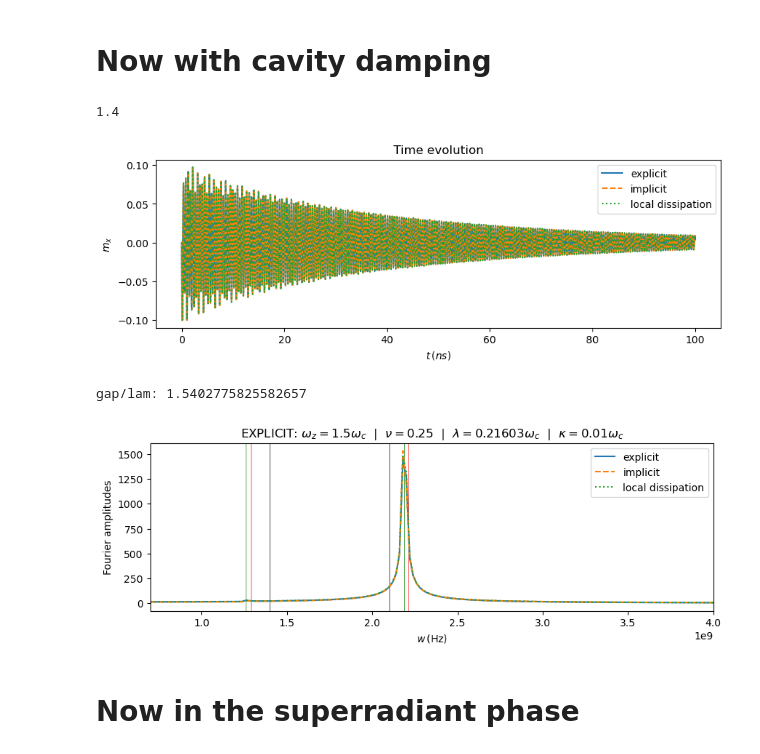
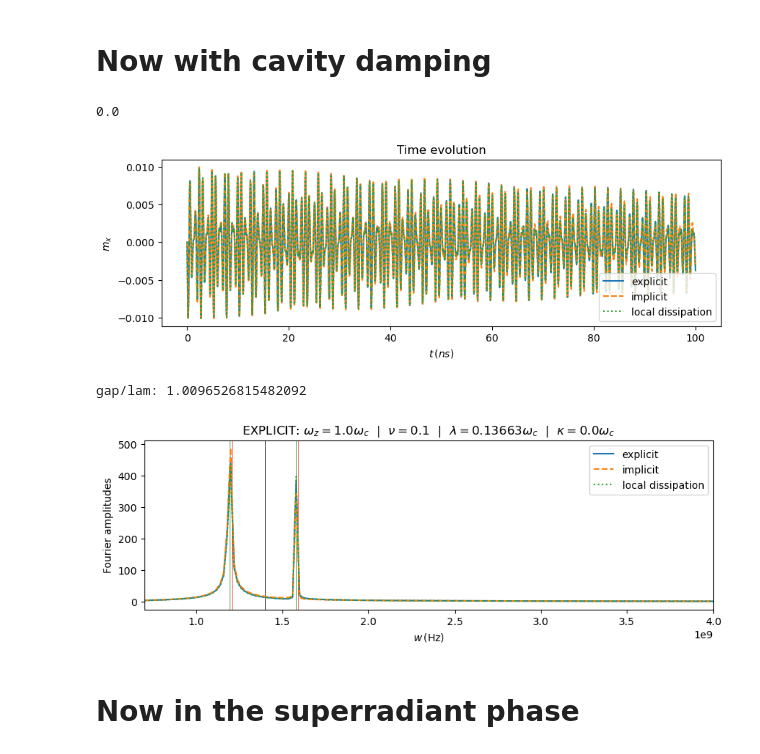
Before and after one commit to chuan97/magnetic-qed, a Jupyter notebook: modifiedLLG.ipynb, the cells around one changed output. Drawn from its saved outputs; the diff is of its cells as text; code cells hidden in the pictures.

```diff
--- a/modifiedLLG.ipynb
+++ b/modifiedLLG.ipynb
@@ -464,16 +563,16 @@ N = 100
 tmax = 100e-9 #1000
 alpha = 1e-3
 gammaLL = 28e9 * 2*np.pi
-my0 = 0.1
+my0 = 0.01
 m0 = np.array([0, my0, np.sqrt(1 - my0**2), 0, 0])
 wc = 1.4e9
-wz = 1.5 * wc
-kappa = 0.01 * wc
+wz = 1.0 * wc
+kappa = 0.0 * wc
 print(tmax * kappa)
 eta1 = 0.001 * wz
 eta2 = 0.002 * wz
 Bext = np.array([0, 0, 2*np.pi*wz/gammaLL])
-nu = 0.25
+nu = 0.1
 c = 5.124350564859e-19
 rho = 5.1e26 # densidad espines FIJA
 lam = np.sqrt(c * rho * nu * wc)
@@ -509,37 +608,37 @@ plt.title('Time evolution')
 plt.legend()
 plt.show()
 plt.axvline(wc, c='k',lw=0.5)
 plt.axvline(wz, c='k',lw=0.5)
 
 # AQUI SE CALCULAN Y PINTAN LOS POLARITONES
 pm, pp = polaritons(wz, wc, lam)
 for p in (pm, pp):
     plt.axvline(p, c='g', lw=0.5)
 # -----------------------------------------
 
 print('gap/lam:', (pp - pm) / (2 * lam))
 
 # AQUI SE CALCULAN Y PINTAN OTROS POLARITONES
 pm, pp = polaritons_local(wz, wc, lam)
 for p in (pm, pp):
     plt.axvline(p, c='r', lw=0.5)
 # -----------------------------------------
 plt.plot(ws[:len(ws)//2], amps[:len(ws)//2], label='explicit')
 plt.plot(ws_implicit[:len(ws_implicit)//2], amps_implicit[:len(ws_implicit)//2], ls='dashed', label='implicit')
 plt.plot(ws_local[:len(ws_local)//2], amps_local[:len(ws_local)//2], ls='dotted', label='local dissipation')
 #plt.xlim(0.1e9, 2e9)
 #plt.ylim(0, 1e2)
 plt.xlim(0.7e9, 4e9)
 plt.ylabel('Fourier amplitudes')
 plt.xlabel(r'$w \, ({\rm Hz})$')
 plt.title('EXPLICIT: ' + rf'$\omega_z = {wz / wc} \omega_c$' + '  |  ' + rf'$\nu = {nu}$' + '  |  ' + rf'$\lambda = {round(lam/wc, 5)} \omega_c$' + '  |  ' + rf'$\kappa = {round(kappa/wc, 5)} \omega_c$')
 plt.legend()
 plt.show()
 # %% [output]
-1.4
+0.0
-[figure, old version]
+[figure, new version]
-gap/lam: 1.5402775825582657
+gap/lam: 1.0096526815482092
-[figure, old version]
+[figure, new version]
 # %% [markdown]
 # Now in the superradiant phase
 # %%
```
Also changed, not shown: parts of 2 cells of this notebook.
